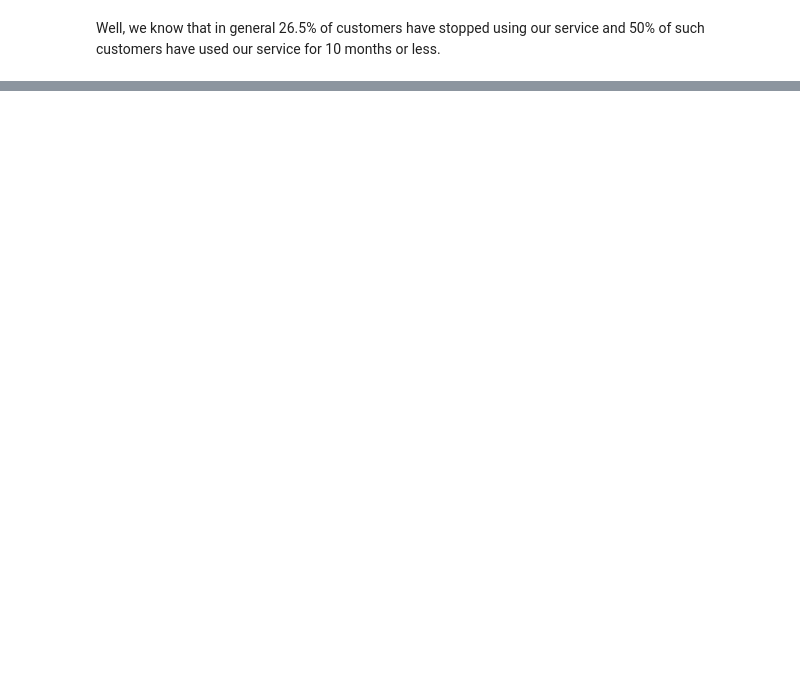
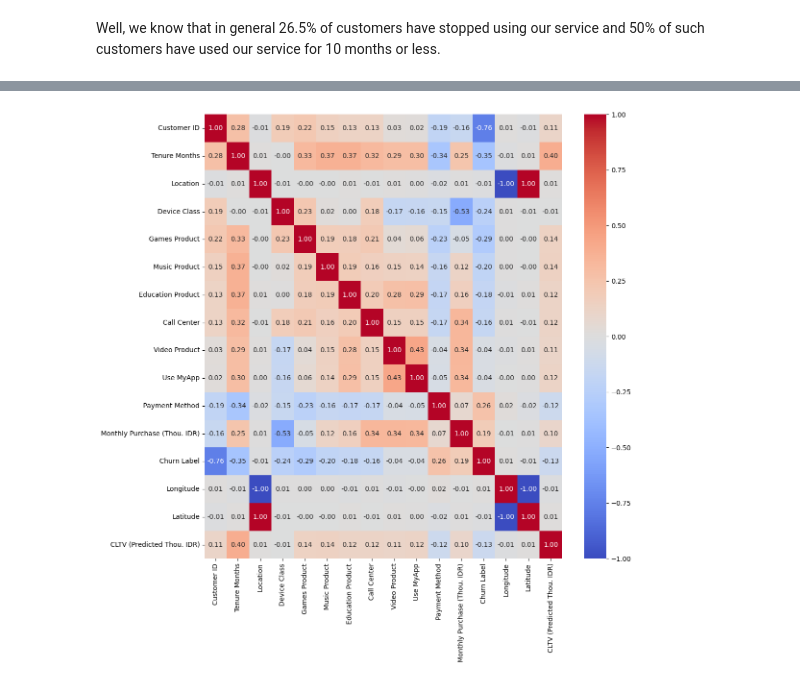
Before and after one commit to srikresna/data-challange-dsw-2023, a Jupyter notebook: eda_features.ipynb, the cells around one changed output, grey strips where cells are left out. Cells and saved outputs as stored; diff of their text form; code cells hidden in the pictures; blank space fills up the shorter version.

```diff
--- a/eda_features.ipynb
+++ b/eda_features.ipynb
@@ -144,0 +216,11 @@ ASAP
+# %%
+df_corr = df.copy()
+
+from sklearn.preprocessing import LabelEncoder
+le = LabelEncoder()
+
+for i in df_corr.columns:
+    if df_corr[i].dtype == 'object':
+        df_corr[i] = le.fit_transform(df_corr[i])
+
+df_corr.head()
@@ -144,0 +234,7 @@ ASAP
+# %%
+# plot df corr matrix, batasan 2 digit di belakang koma
+plt.figure(figsize=(12,12))
+sns.heatmap(df_corr.corr(), annot=True, cmap='coolwarm', fmt='.2f')
+plt.show()
+# %% [output]
+[figure, added]
```
Also changed, not shown: parts of 24 cells of this notebook.
